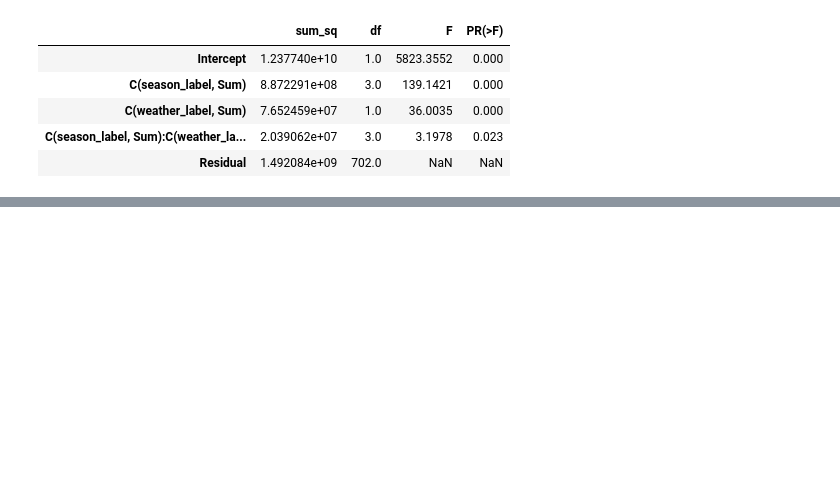
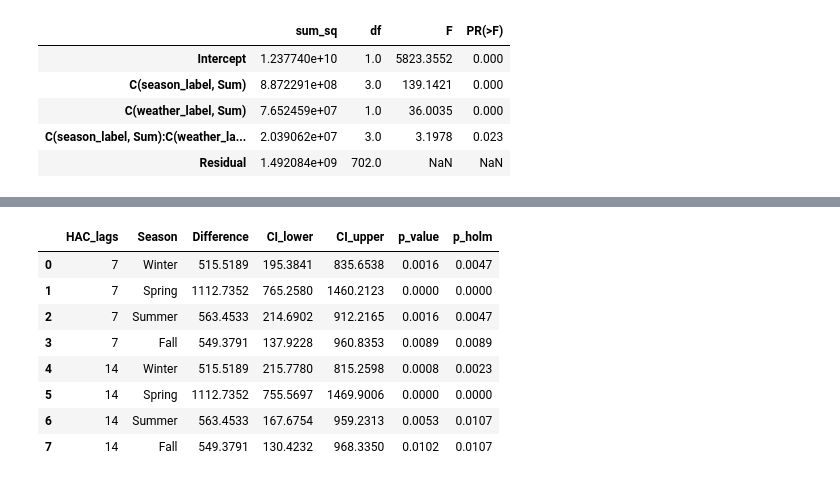
Before and after one commit to mrsmv/bike-sharing-anova, a Jupyter notebook: 02_notebooks/01_bike_demand_anova.ipynb, the cells around one changed output, grey strips where cells are left out. Saved outputs shown, nothing was run; the diff lists cells and outputs as text; code cells hidden in the pictures; blank space fills up the shorter version.

```diff
--- a/02_notebooks/01_bike_demand_anova.ipynb
+++ b/02_notebooks/01_bike_demand_anova.ipynb
@@ -496,0 +1114,65 @@ display(anova_hc3.round(4))
+# %%
+from patsy import build_design_matrices
+from statsmodels.stats.multitest import multipletests
+
+results = []
+
+for lag in [7, 14]:
+    robust_model = adjusted_model.get_robustcov_results(
+        cov_type="HAC",
+        maxlags=lag
+    )
+
+    for season in ["Winter", "Spring", "Summer", "Fall"]:
+        scenarios = pd.DataFrame({
+            "season_label": [season, season],
+            "weather_label": ["Clear", "Misty / Cloudy"],
+            "yr": [0, 0],
+            "workingday": [0, 0]
+        })
+
+        X = build_design_matrices(
+            [adjusted_model.model.data.design_info],
+            scenarios
+        )[0]
+
+        contrast = np.asarray(
+            X[0] - X[1]
+        ).reshape(1, -1)
+
+        test = robust_model.t_test(contrast)
+        ci = np.asanyarray(test.conf_int())[0]
+
+        results.append({
+            "HAC_lags": lag,
+            "Season": season,
+            "Difference": float(
+                np.asarray(test.effect).item()
+            ),
+            "CI_lower": ci[0],
+            "CI_upper": ci[1],
+            "p_value": float(
+                np.asarray(test.pvalue).item()
+            )
+        })
+
+posthoc_df = pd.DataFrame(results)
+
+#Holm correction
+posthoc_df["p_holm"] = posthoc_df.groupby(
+    "HAC_lags"
+)["p_value"].transform(
+    lambda p: multipletests(p, method="holm")[1]
+)
+
+display(posthoc_df.round(4))
+# %% [output]
+|  | HAC_lags | Season | Difference | CI_lower | CI_upper | p_value | p_holm |
+| 0 | 7 | Winter | 515.5189 | 195.3841 | 835.6538 | 0.0016 | 0.0047 |
+| 1 | 7 | Spring | 1112.7352 | 765.2580 | 1460.2123 | 0.0000 | 0.0000 |
+| 2 | 7 | Summer | 563.4533 | 214.6902 | 912.2165 | 0.0016 | 0.0047 |
+| 3 | 7 | Fall | 549.3791 | 137.9228 | 960.8353 | 0.0089 | 0.0089 |
+| 4 | 14 | Winter | 515.5189 | 215.7780 | 815.2598 | 0.0008 | 0.0023 |
+| 5 | 14 | Spring | 1112.7352 | 755.5697 | 1469.9006 | 0.0000 | 0.0000 |
+| 6 | 14 | Summer | 563.4533 | 167.6754 | 959.2313 | 0.0053 | 0.0107 |
+| 7 | 14 | Fall | 549.3791 | 130.4232 | 968.3350 | 0.0102 | 0.0107 |
```
Also changed, not shown: parts of 55 cells of this notebook, 3 other files.
